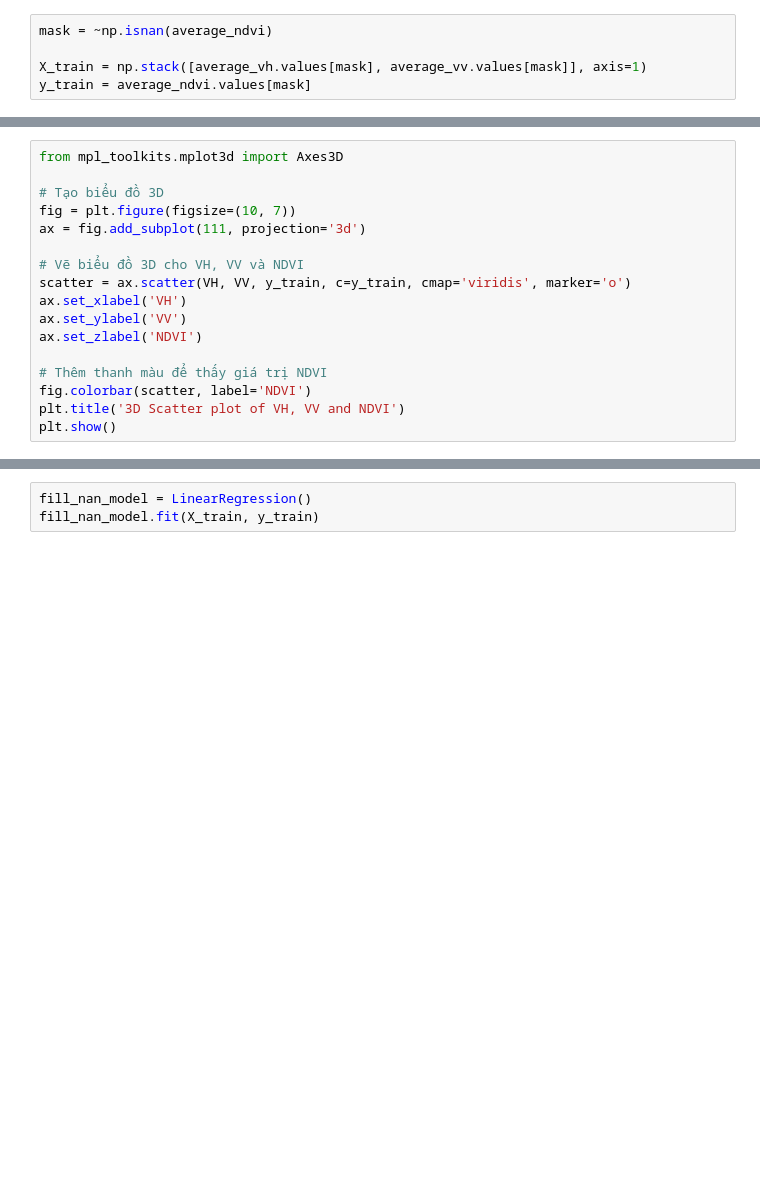
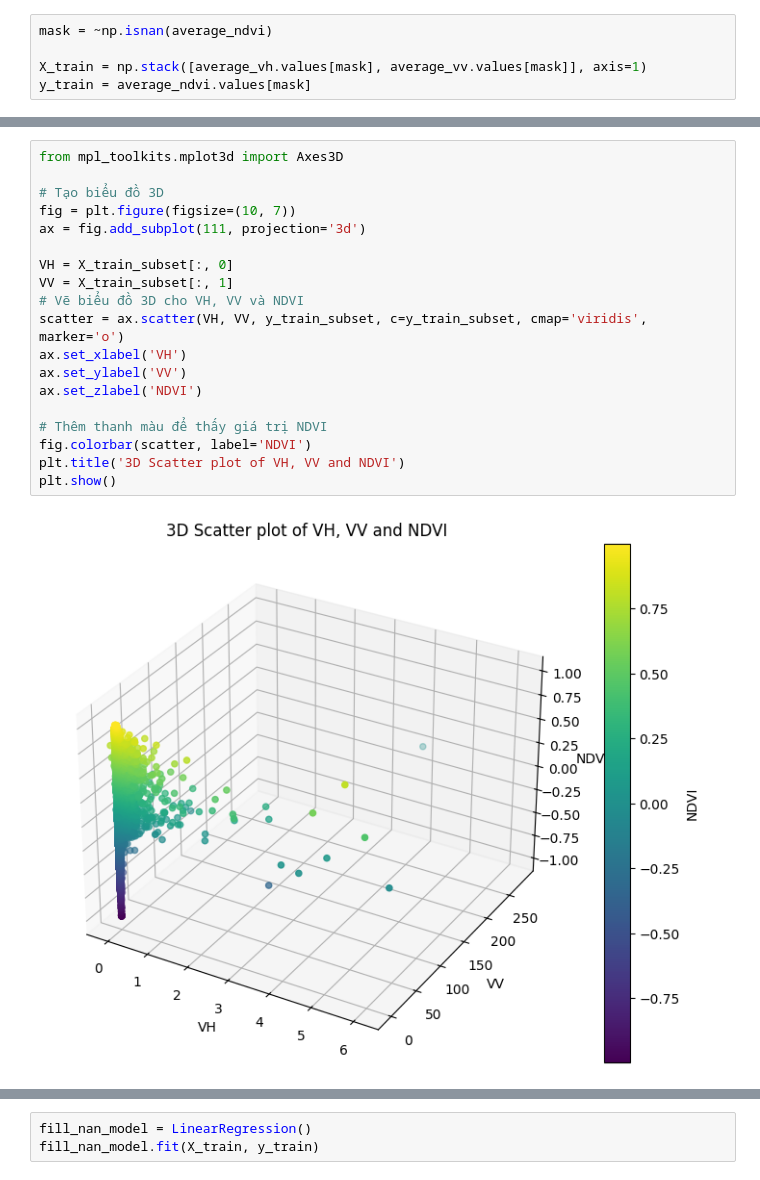
Before and after one commit to minhify/CTU-CSIROBoeingPhase5, a Jupyter notebook: train.ipynb, the cells around one changed output, grey strips where cells are left out. Cells and saved outputs as stored; diff of their text form; blank space fills up the shorter version.

```diff
--- a/train.ipynb
+++ b/train.ipynb
@@ -315,19 +348,23 @@ plt.show()
 # %%
 from mpl_toolkits.mplot3d import Axes3D
 
 # Tạo biểu đồ 3D
 fig = plt.figure(figsize=(10, 7))
 ax = fig.add_subplot(111, projection='3d')
 
+VH = X_train_subset[:, 0]
+VV = X_train_subset[:, 1]
 # Vẽ biểu đồ 3D cho VH, VV và NDVI
-scatter = ax.scatter(VH, VV, y_train, c=y_train, cmap='viridis', marker='o')
+scatter = ax.scatter(VH, VV, y_train_subset, c=y_train_subset, cmap='viridis', marker='o')
 ax.set_xlabel('VH')
 ax.set_ylabel('VV')
 ax.set_zlabel('NDVI')
 
 # Thêm thanh màu để thấy giá trị NDVI
 fig.colorbar(scatter, label='NDVI')
 plt.title('3D Scatter plot of VH, VV and NDVI')
 plt.show()
+# %% [output]
+[figure, added]
 # %%
 # Chia dữ liệu thành tập huấn luyện và kiểm tra (80% train, 20% test)
```
Also changed, not shown: parts of 21 cells of this notebook, 1 other file.
